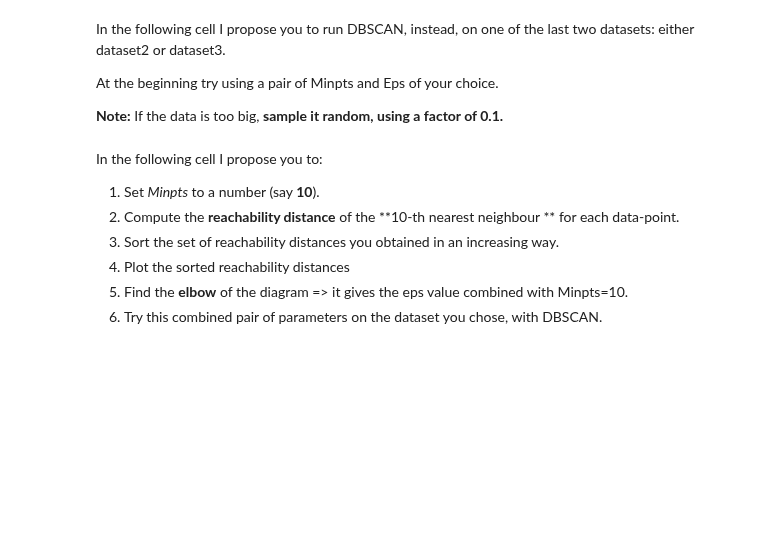
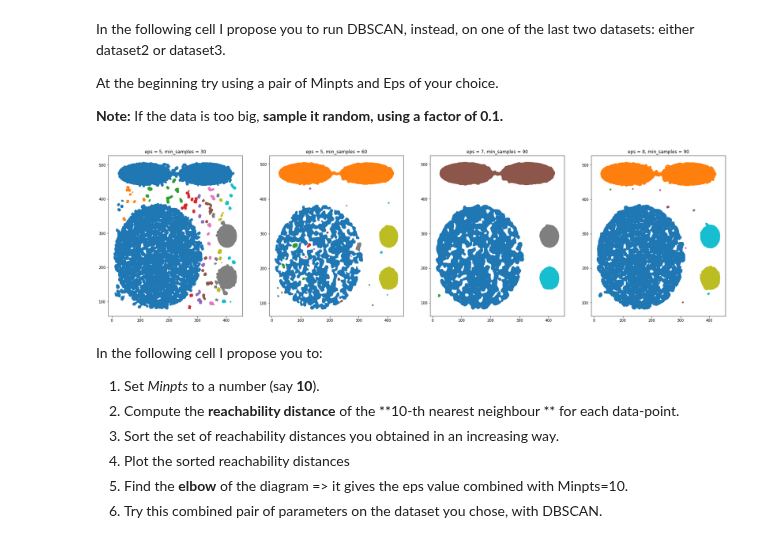
Before and after one commit to jakbtg/AAUT, a Jupyter notebook: src/meo/clustering_copy_for_students_aa_21_22.ipynb, the cells around one changed output. Cells and saved outputs as stored; diff of their text form; code cells hidden in the pictures; blank space fills up the shorter version.

Commit message:
ex on dbscan

```diff
--- a/src/meo/clustering_copy_for_students_aa_21_22.ipynb
+++ b/src/meo/clustering_copy_for_students_aa_21_22.ipynb
@@ -344,6 +344,26 @@ At the beginning try using a pair of Minpts and Eps of your choice.
 
 **Note:**
 If the data is too big, **sample it random, using a factor of 0.1.**
+# %%
+from statistics import mode
+from sklearn.cluster import DBSCAN
+
+data = data3
+
+eps = [5, 5, 7, 8]
+min_samples = [30, 60, 90, 90]
+
+fig, axes = plt.subplots(ncols=4, figsize=(30,8))
+
+for eps, min_samples, ax in zip(eps, min_samples, axes):
+    model = DBSCAN(eps=eps, min_samples=min_samples)
+    model.fit(data)
+    labels = model.labels_
+    core_points = model.core_sample_indices_
+    ax.scatter(data[core_points,0], data[core_points,1], c=labels[core_points], cmap='tab10', marker='.')
+    ax.set_title(f'eps = {eps}, min_samples = {min_samples}')
+# %% [output]
+[figure, added]
 # %% [markdown]
 In the following cell I propose you to:
 
```
